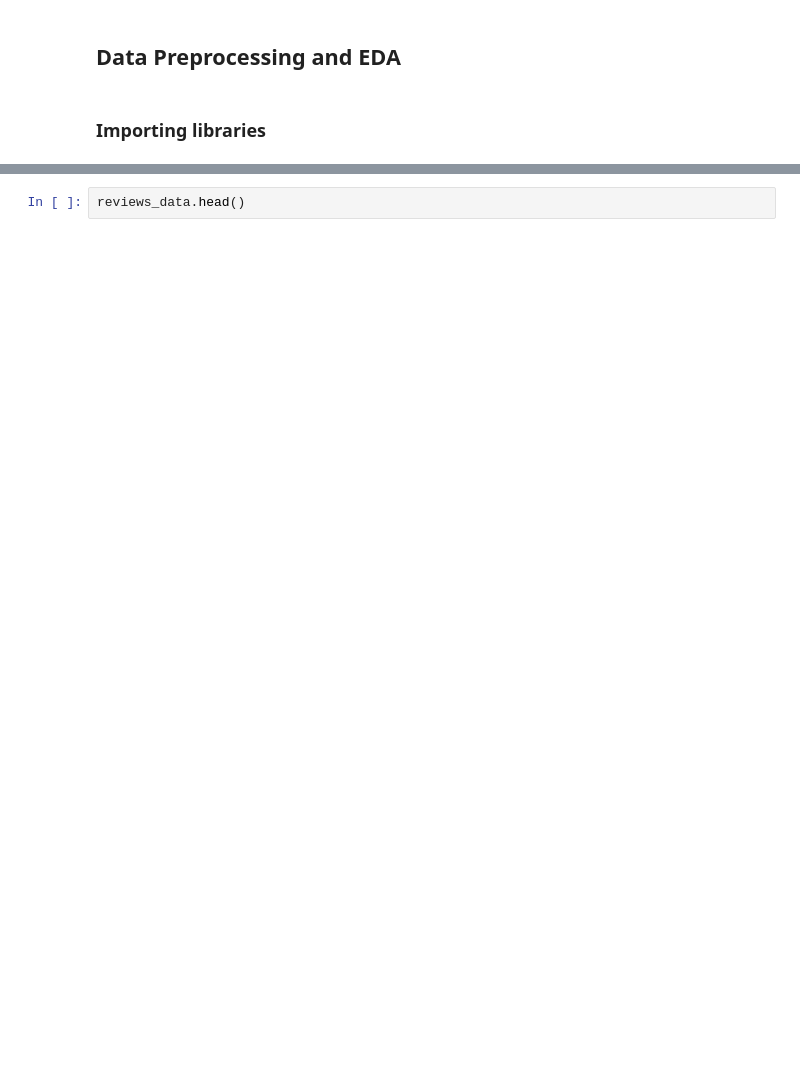
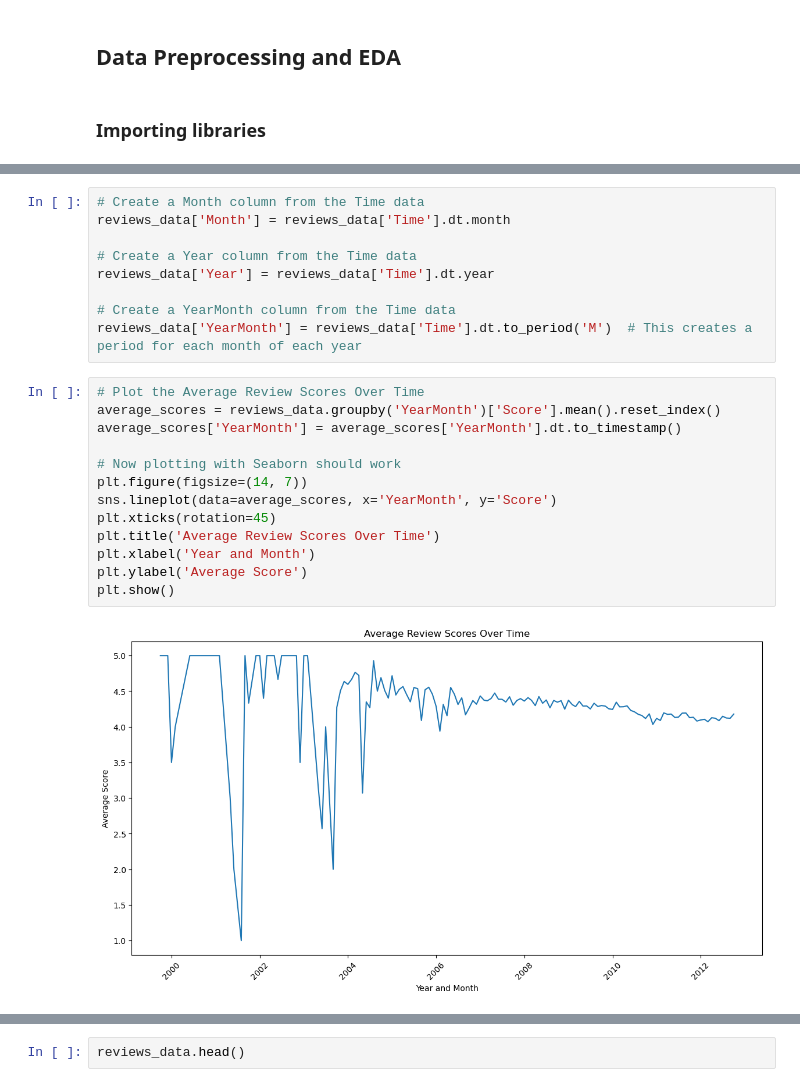
Before and after one commit to SophiaBouchama/review-analysis-teamc, a Jupyter notebook: code/preprocessing.ipynb, the cells around one changed output, grey strips where cells are left out. Saved outputs shown, nothing was run; the diff lists cells and outputs as text; blank space fills up the shorter version.

```diff
--- a/code/preprocessing.ipynb
+++ b/code/preprocessing.ipynb
@@ -28,0 +205,24 @@ reviews_data = pd.read_csv("../data/Reviews.csv")
+# %%
+# Create a Month column from the Time data
+reviews_data['Month'] = reviews_data['Time'].dt.month
+
+# Create a Year column from the Time data
+reviews_data['Year'] = reviews_data['Time'].dt.year
+
+# Create a YearMonth column from the Time data
+reviews_data['YearMonth'] = reviews_data['Time'].dt.to_period('M')  # This creates a period for each month of each year
+# %%
+# Plot the Average Review Scores Over Time
+average_scores = reviews_data.groupby('YearMonth')['Score'].mean().reset_index()
+average_scores['YearMonth'] = average_scores['YearMonth'].dt.to_timestamp()
+
+# Now plotting with Seaborn should work
+plt.figure(figsize=(14, 7))
+sns.lineplot(data=average_scores, x='YearMonth', y='Score')
+plt.xticks(rotation=45)
+plt.title('Average Review Scores Over Time')
+plt.xlabel('Year and Month')
+plt.ylabel('Average Score')
+plt.show()
+# %% [output]
+[figure, added]
```
Also changed, not shown: parts of 46 cells of this notebook.
